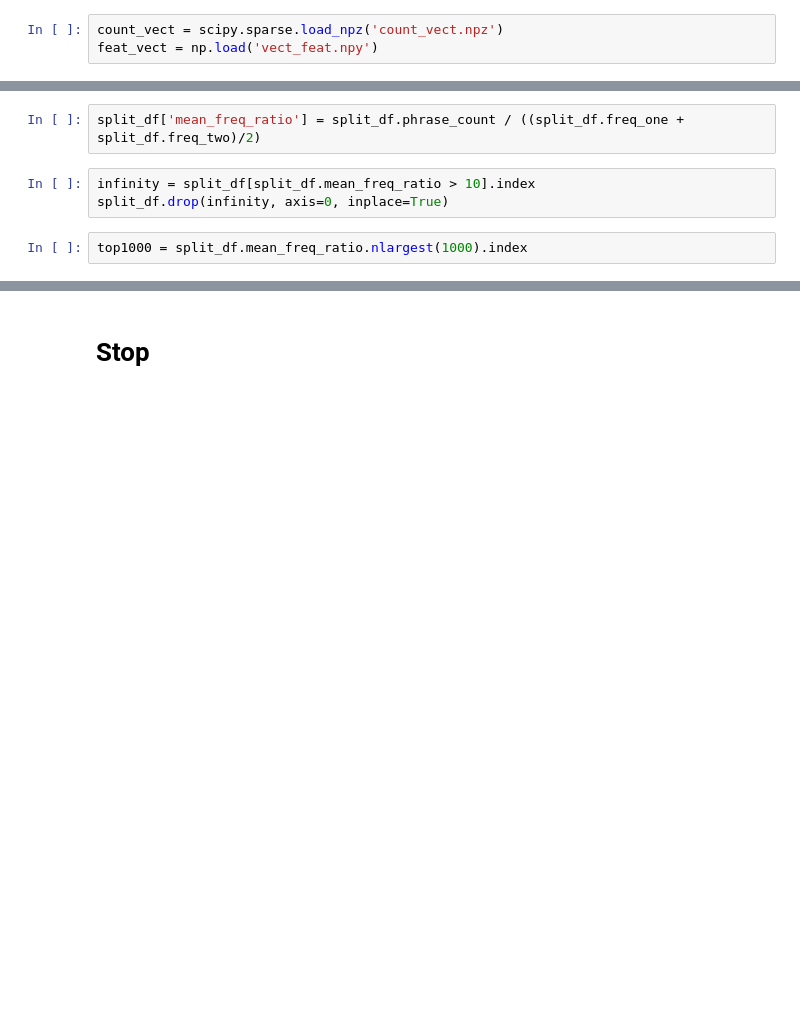
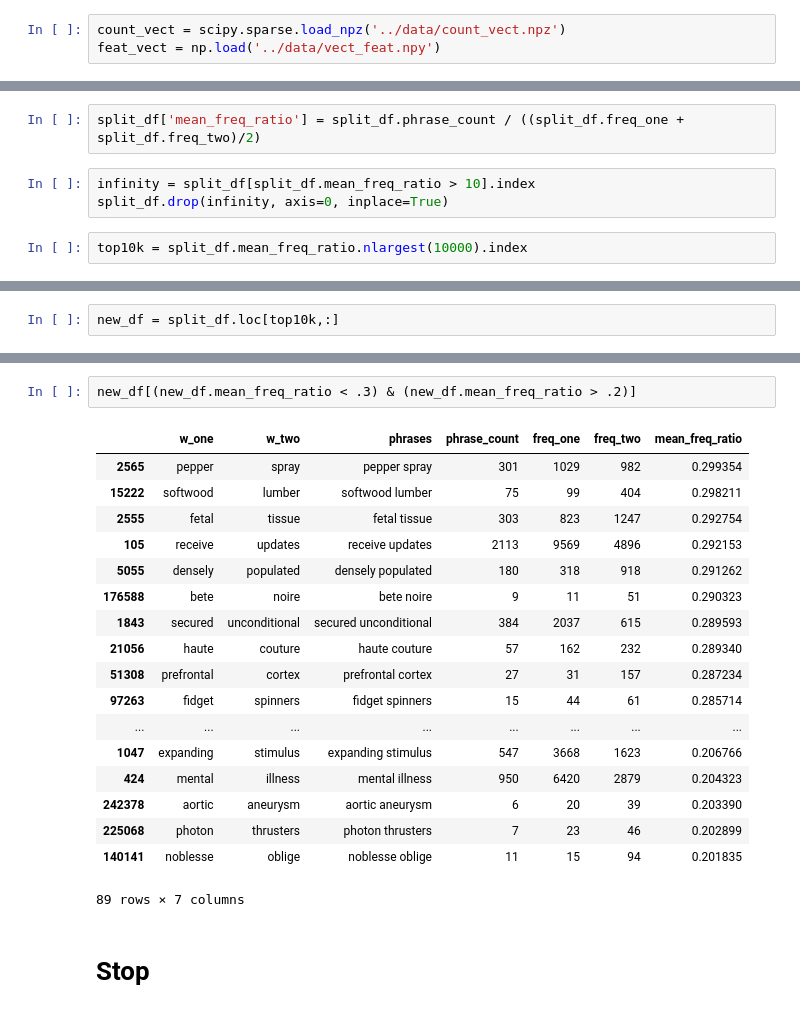
Before and after one commit to kellystroh/Idiom_Adventure, a Jupyter notebook: notebooks/TF-IDF.ipynb, the cells around one changed output, grey strips where cells are left out. Cells and saved outputs as stored; diff of their text form; blank space fills up the shorter version.

```diff
--- a/notebooks/phrase_dict1.ipynb
+++ b/notebooks/TF-IDF.ipynb
@@ -29,8 +29,8 @@ top300k = phrase_counter.most_common(300000)
 # %%
 import scipy.sparse
 # %%
-count_vect = scipy.sparse.load_npz('count_vect.npz')
-feat_vect = np.load('vect_feat.npy')
+count_vect = scipy.sparse.load_npz('../data/count_vect.npz')
+feat_vect = np.load('../data/vect_feat.npy')
 # %%
 count_dict = {'word': feat_vect, 'count':count_vect.sum(axis = 0).tolist()[0]}
 # %%
@@ -111,4 +91,4 @@ split_df['mean_freq_ratio'] = split_df.phrase_count / ((split_df.freq_one + spli
 infinity = split_df[split_df.mean_freq_ratio > 10].index
 split_df.drop(infinity, axis=0, inplace=True)
 # %%
-top1000 = split_df.mean_freq_ratio.nlargest(1000).index
+top10k = split_df.mean_freq_ratio.nlargest(10000).index
@@ -144,0 +104,2 @@ split_df.loc[top1000,:]
+# %%
+new_df = split_df.loc[top10k,:]
@@ -145,3 +115,24 @@ split_df.loc[top1000,:]
+# %%
+new_df[(new_df.mean_freq_ratio < .3) & (new_df.mean_freq_ratio > .2)]
+# %% [output]
+|  | w_one | w_two | phrases | phrase_count | freq_one | freq_two | mean_freq_ratio |
+| 2565 | pepper | spray | pepper spray | 301 | 1029 | 982 | 0.299354 |
+| 15222 | softwood | lumber | softwood lumber | 75 | 99 | 404 | 0.298211 |
+| 2555 | fetal | tissue | fetal tissue | 303 | 823 | 1247 | 0.292754 |
+| 105 | receive | updates | receive updates | 2113 | 9569 | 4896 | 0.292153 |
+| 5055 | densely | populated | densely populated | 180 | 318 | 918 | 0.291262 |
+| 176588 | bete | noire | bete noire | 9 | 11 | 51 | 0.290323 |
+| 1843 | secured | unconditional | secured unconditional | 384 | 2037 | 615 | 0.289593 |
+| 21056 | haute | couture | haute couture | 57 | 162 | 232 | 0.289340 |
+| 51308 | prefrontal | cortex | prefrontal cortex | 27 | 31 | 157 | 0.287234 |
+| 97263 | fidget | spinners | fidget spinners | 15 | 44 | 61 | 0.285714 |
+| ... | ... | ... | ... | ... | ... | ... | ... |
+| 1047 | expanding | stimulus | expanding stimulus | 547 | 3668 | 1623 | 0.206766 |
+| 424 | mental | illness | mental illness | 950 | 6420 | 2879 | 0.204323 |
+| 242378 | aortic | aneurysm | aortic aneurysm | 6 | 20 | 39 | 0.203390 |
+| 225068 | photon | thrusters | photon thrusters | 7 | 23 | 46 | 0.202899 |
+| 140141 | noblesse | oblige | noblesse oblige | 11 | 15 | 94 | 0.201835 |
+89 rows × 7 columns
 # %% [markdown]
 # Stop
 # %% [markdown]
```
Also changed, not shown: parts of 10 cells of this notebook, 3 other files.
